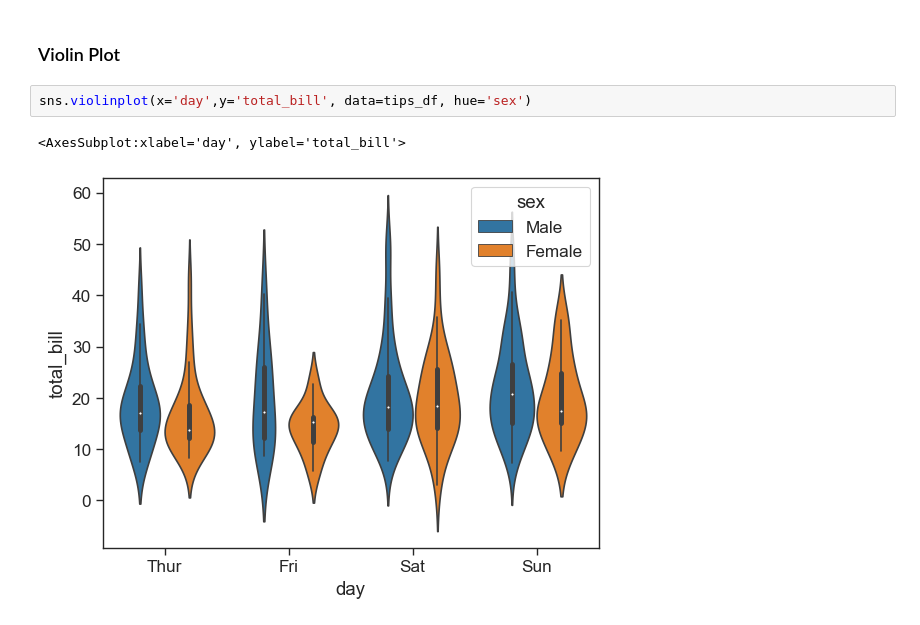
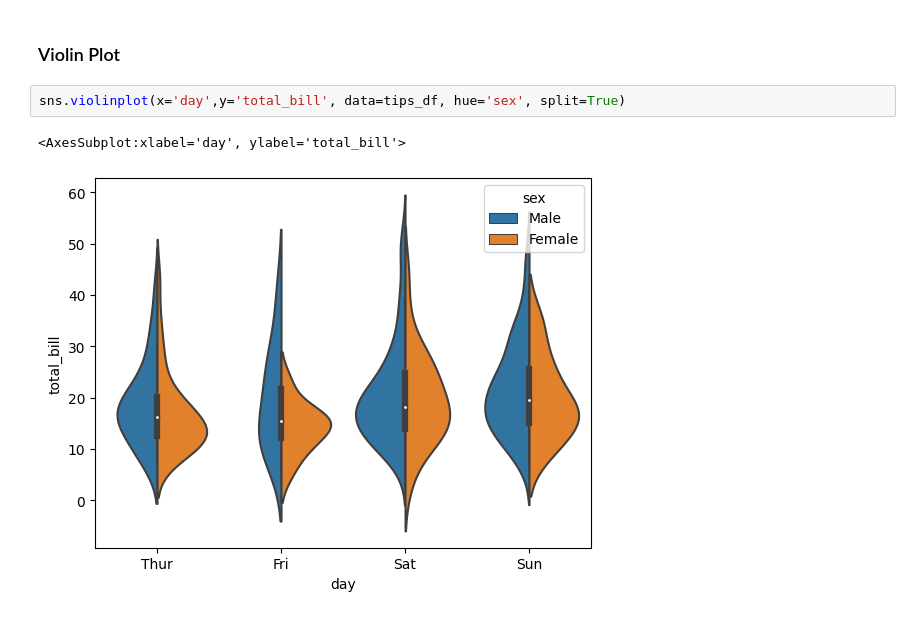
Before and after one commit to M-Hamza-Rao/Seaborn-Practice, a Jupyter notebook: PracticeCode.ipynb, the cells around one changed output. Cells and saved outputs as stored; diff of their text form.

```diff
--- a/PracticeCode.ipynb
+++ b/PracticeCode.ipynb
@@ -102,7 +110,7 @@ sns.boxplot(x='day',y='total_bill', data=tips_df, hue='sex')
 # %% [markdown]
 ### Violin Plot
 # %%
-sns.violinplot(x='day',y='total_bill', data=tips_df, hue='sex')
+sns.violinplot(x='day',y='total_bill', data=tips_df, hue='sex', split=True)
 # %% [output]
 <AxesSubplot:xlabel='day', ylabel='total_bill'>
-[figure, old version]
+[figure, new version]
```
Also changed, not shown: parts of 4 cells of this notebook.
